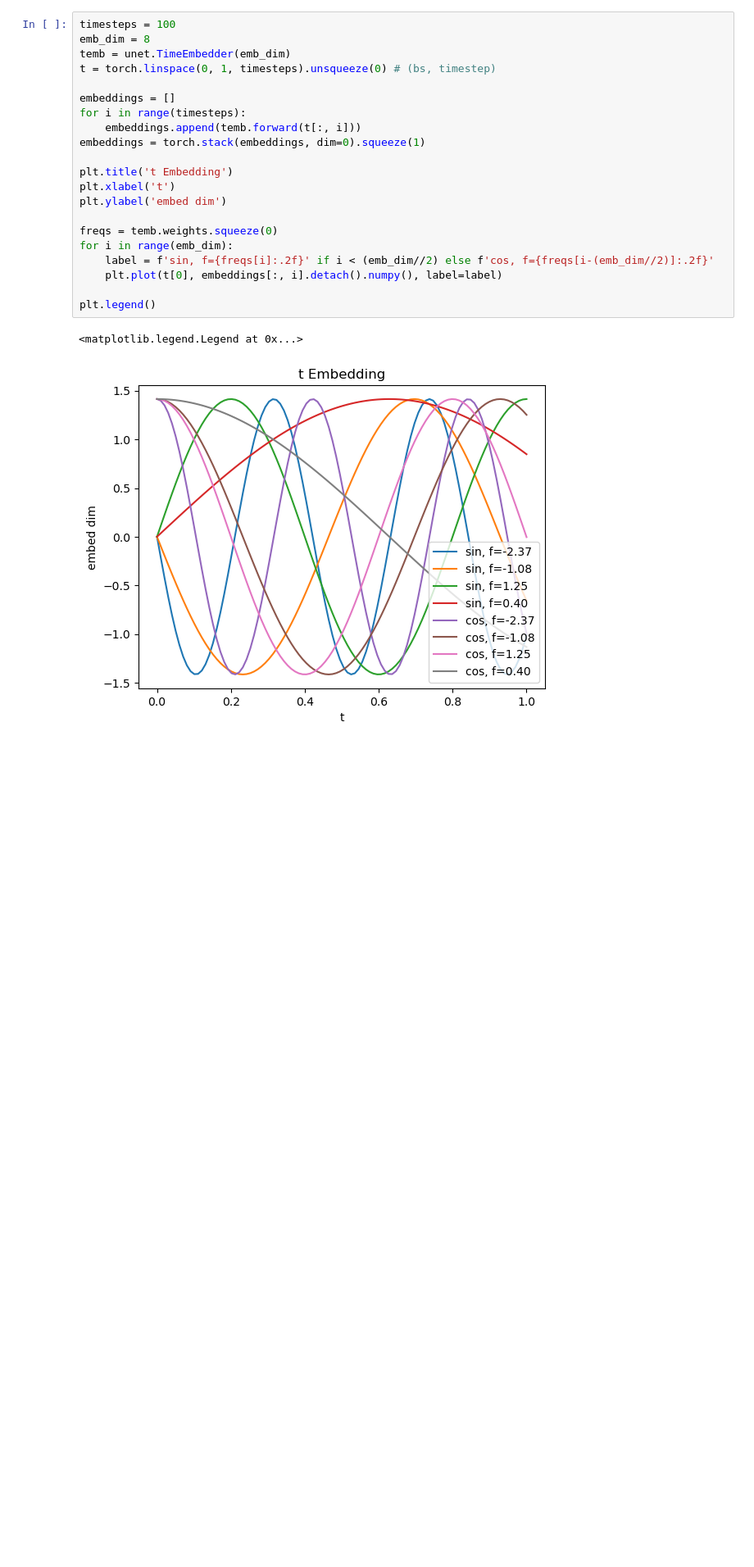
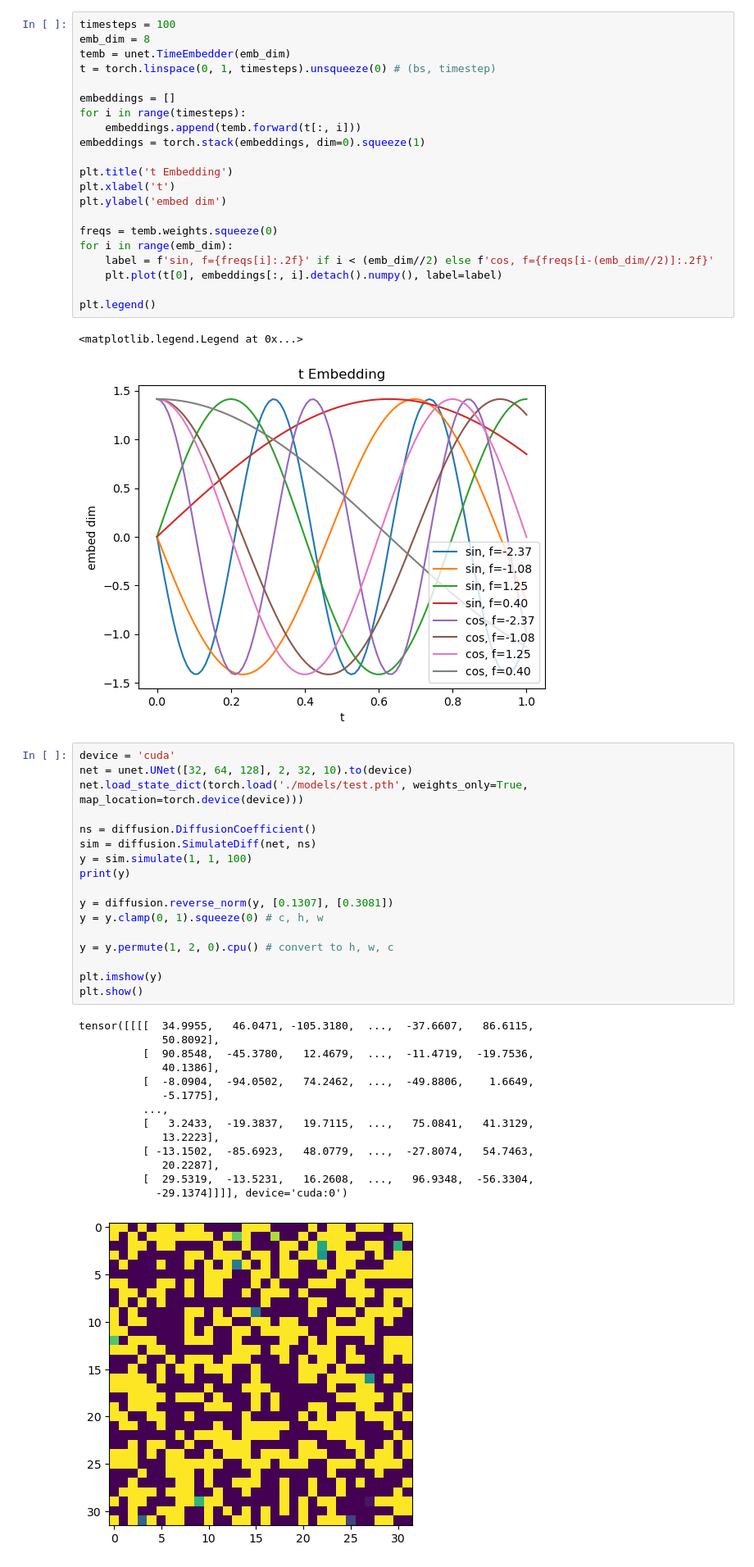
Before and after one commit to joaovdonaton/diffusion-zero, a Jupyter notebook: demos.ipynb, the cells around one changed output. Shown: that part at 82% size. Cells and saved outputs as stored; diff of their text form; blank space fills up the shorter version.

Commit message:
cleans background
model at this state, cleans background and so at least something is working. Digits are nowhere to be found though

```diff
--- a/demos.ipynb
+++ b/demos.ipynb
@@ -52,3 +52,35 @@ plt.legend()
 # %% [output]
 <matplotlib.legend.Legend at 0x...>
 [figure]
+# %%
+device = 'cuda'
+net = unet.UNet([32, 64, 128], 2, 32, 10).to(device)
+net.load_state_dict(torch.load('./models/test.pth', weights_only=True, map_location=torch.device(device)))
+
+ns = diffusion.DiffusionCoefficient()
+sim = diffusion.SimulateDiff(net, ns)
+y = sim.simulate(1, 1, 100)
+print(y)
+
+y = diffusion.reverse_norm(y, [0.1307], [0.3081])
+y = y.clamp(0, 1).squeeze(0) # c, h, w
+
+y = y.permute(1, 2, 0).cpu() # convert to h, w, c
+
+plt.imshow(y)
+plt.show()
+# %% [output]
+tensor([[[[  34.9955,   46.0471, -105.3180,  ...,  -37.6607,   86.6115,
+             50.8092],
+          [  90.8548,  -45.3780,   12.4679,  ...,  -11.4719,  -19.7536,
+             40.1386],
+          [  -8.0904,  -94.0502,   74.2462,  ...,  -49.8806,    1.6649,
+             -5.1775],
+          ...,
+          [   3.2433,  -19.3837,   19.7115,  ...,   75.0841,   41.3129,
+             13.2223],
+          [ -13.1502,  -85.6923,   48.0779,  ...,  -27.8074,   54.7463,
+             20.2287],
+          [  29.5319,  -13.5231,   16.2608,  ...,   96.9348,  -56.3304,
+            -29.1374]]]], device='cuda:0')
+[figure, added]
```
Also changed, not shown: 1 other file.
